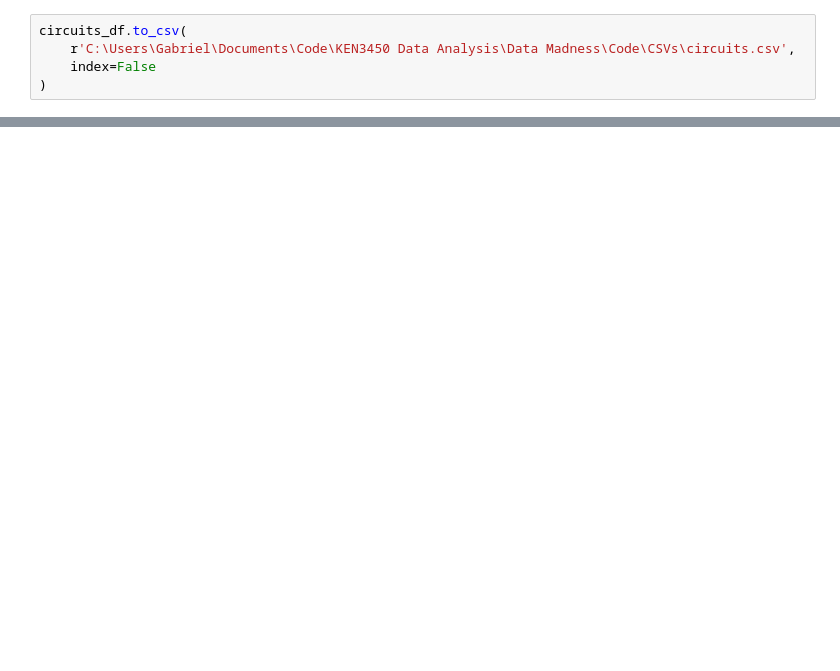
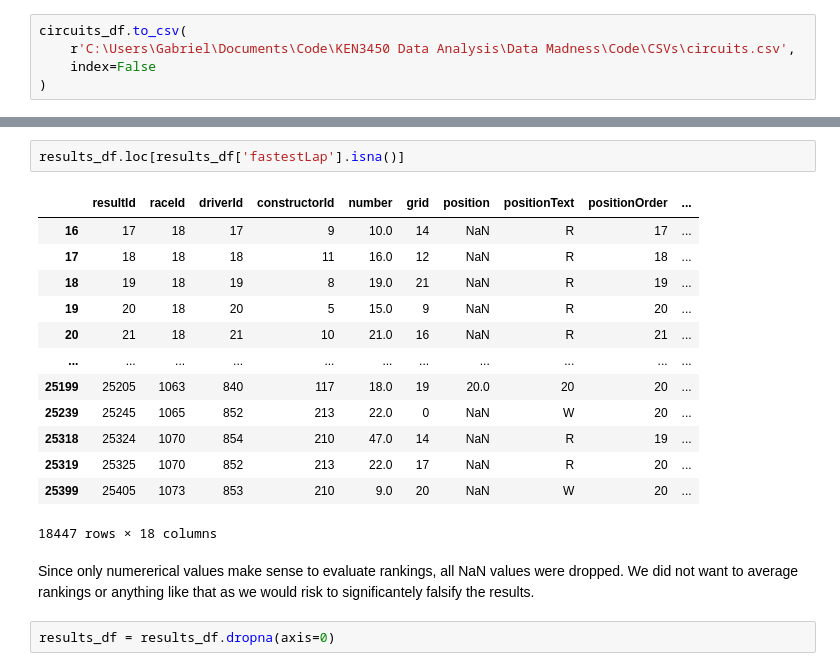
Before and after one commit to fadikatrina/datamadness, a Jupyter notebook: importer.ipynb, the cells around one changed output, grey strips where cells are left out. Drawn from its saved outputs; the diff is of its cells as text; blank space fills up the shorter version.

```diff
--- a/importer.ipynb
+++ b/importer.ipynb
@@ -80,0 +358,20 @@ circuits_df.loc[circuits_df.isnull().any(axis=1)]
+# %%
+results_df.loc[results_df['fastestLap'].isna()]
+# %% [output]
+|  | resultId | raceId | driverId | constructorId | number | grid | position | positionText | positionOrder | ... |
+| 16 | 17 | 18 | 17 | 9 | 10.0 | 14 | NaN | R | 17 | ... |
+| 17 | 18 | 18 | 18 | 11 | 16.0 | 12 | NaN | R | 18 | ... |
+| 18 | 19 | 18 | 19 | 8 | 19.0 | 21 | NaN | R | 19 | ... |
+| 19 | 20 | 18 | 20 | 5 | 15.0 | 9 | NaN | R | 20 | ... |
+| 20 | 21 | 18 | 21 | 10 | 21.0 | 16 | NaN | R | 21 | ... |
+| ... | ... | ... | ... | ... | ... | ... | ... | ... | ... | ... |
+| 25199 | 25205 | 1063 | 840 | 117 | 18.0 | 19 | 20.0 | 20 | 20 | ... |
+| 25239 | 25245 | 1065 | 852 | 213 | 22.0 | 0 | NaN | W | 20 | ... |
+| 25318 | 25324 | 1070 | 854 | 210 | 47.0 | 14 | NaN | R | 19 | ... |
+| 25319 | 25325 | 1070 | 852 | 213 | 22.0 | 17 | NaN | R | 20 | ... |
+| 25399 | 25405 | 1073 | 853 | 210 | 9.0 | 20 | NaN | W | 20 | ... |
+18447 rows × 18 columns
+# %% [markdown]
+Since only numererical values make sense to evaluate rankings, all NaN values were dropped. We did not want to average rankings or anything like that as we would risk to significantely falsify the results.
+# %%
+results_df = results_df.dropna(axis=0)
```
Also changed, not shown: parts of 57 cells of this notebook.
